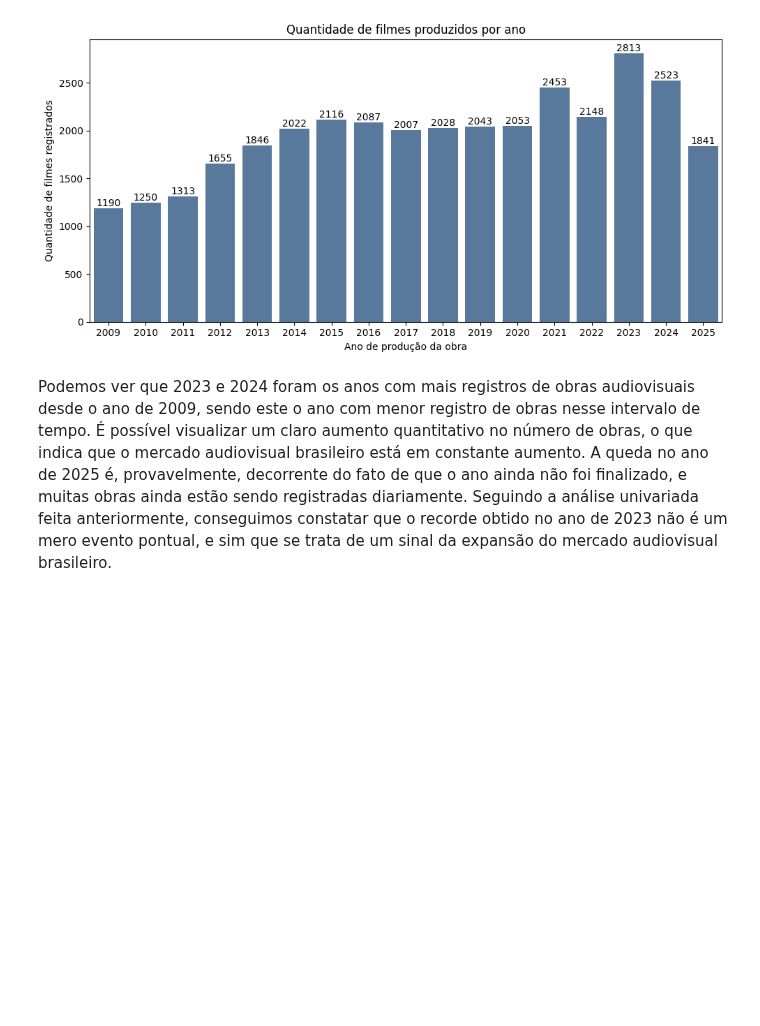
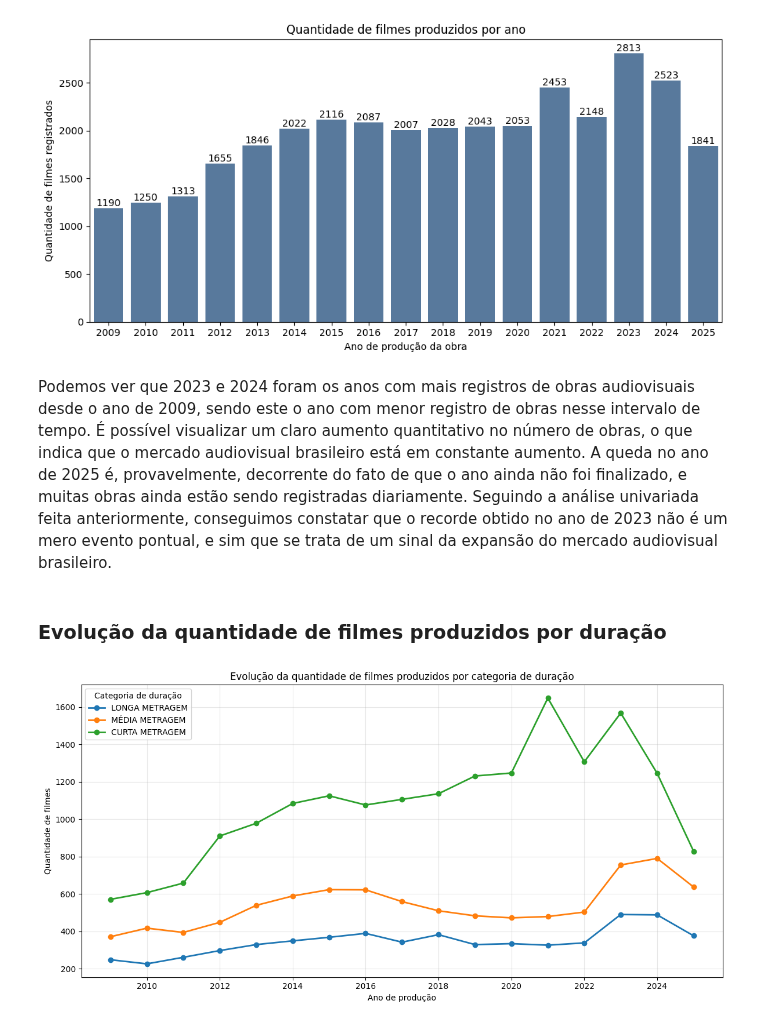
Before and after one commit to JamesIslan/analise-dados-ancine, a Jupyter notebook: src/analise/analise-obras.ipynb, the cells around one changed output. Drawn from its saved outputs; the diff is of its cells as text; code cells hidden in the pictures; blank space fills up the shorter version.

```diff
--- a/src/analise/analise-obras.ipynb
+++ b/src/analise/analise-obras.ipynb
@@ -195,3 +195,24 @@ plt.show()
 # %% [markdown]
 Podemos ver que 2023 e 2024 foram os anos com mais registros de obras audiovisuais desde o ano de 2009, sendo este o ano com menor registro de obras nesse intervalo de tempo. É possível visualizar um claro aumento quantitativo no número de obras, o que indica que o mercado audiovisual brasileiro está em constante aumento. A queda no ano de 2025 é, provavelmente, decorrente do fato de que o ano ainda não foi finalizado, e muitas obras ainda estão sendo registradas diariamente.
 Seguindo a análise univariada feita anteriormente, conseguimos constatar que o recorde obtido no ano de 2023 não é um mero evento pontual, e sim que se trata de um sinal da expansão do mercado audiovisual brasileiro.
+# %% [markdown]
+### Evolução da quantidade de filmes produzidos por duração
+# %%
+# Agrupar dados por ano e categoria de duração
+grouped = df.groupby(['ano_producao_inicial', 'cat_duracao']).size().reset_index(name='quantidade')
+
+# Criar o gráfico de linhas para cada categoria
+plt.figure(figsize=(12,6))
+for categoria in df['cat_duracao'].unique():
+    dados_categoria = grouped[grouped['cat_duracao'] == categoria]
+    plt.plot(dados_categoria['ano_producao_inicial'], dados_categoria['quantidade'], marker='o', label=categoria, linewidth=2)
+
+plt.xlabel('Ano de produção')
+plt.ylabel('Quantidade de filmes')
+plt.title('Evolução da quantidade de filmes produzidos por categoria de duração')
+plt.legend(title='Categoria de duração')
+plt.grid(True, alpha=0.3)
+plt.tight_layout()
+plt.show()
+# %% [output]
+[figure, added]
```
Also changed, not shown: parts of 1 cell of this notebook, 1 other file.
